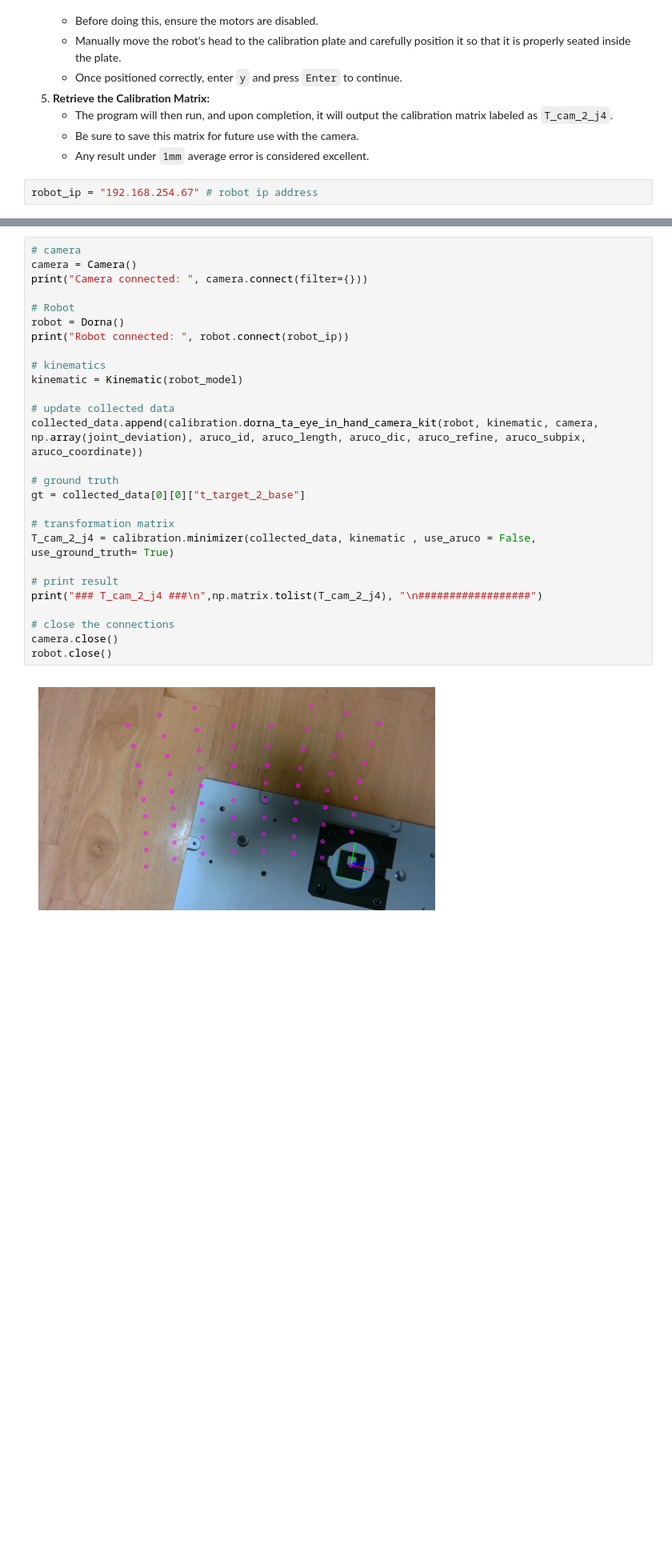
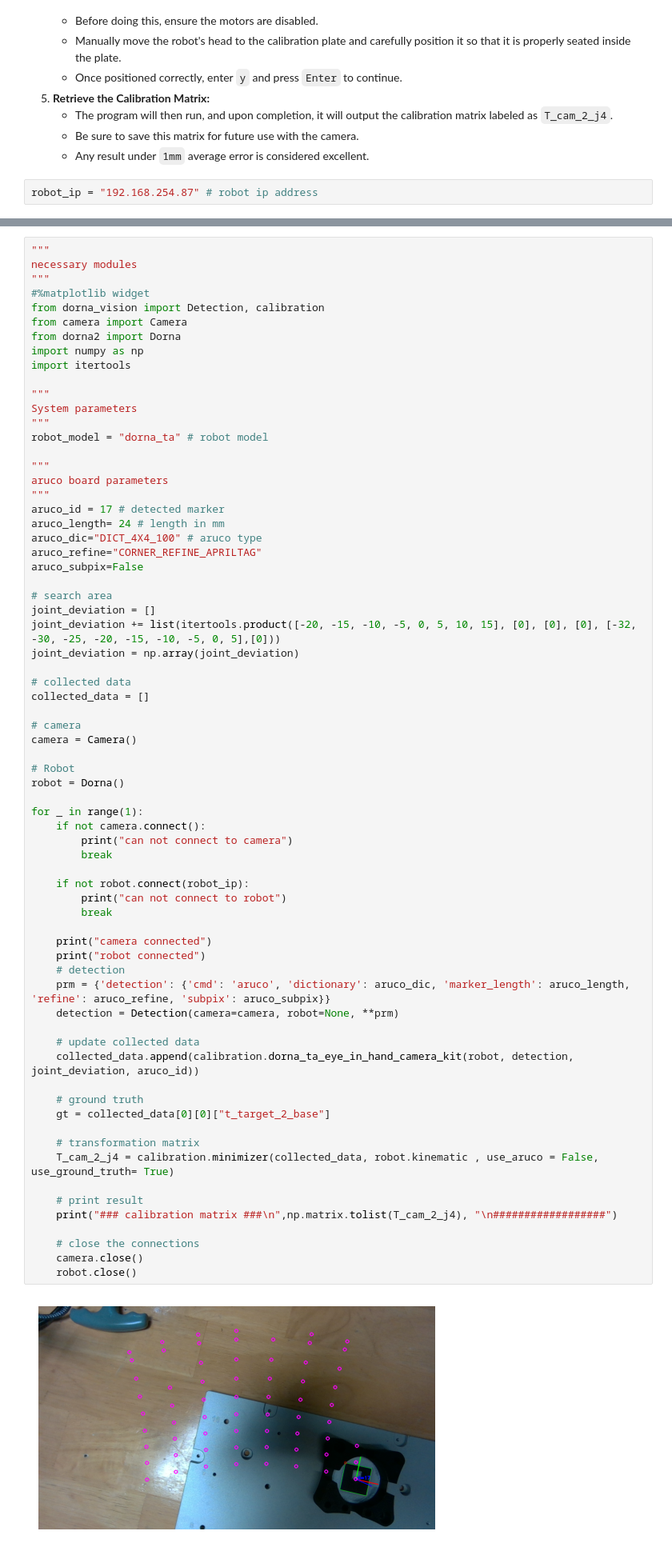
Before and after one commit to dorna-robotics/education, a Jupyter notebook: Supplementary 04 - Camera Calibration/camera_calibration.ipynb, the cells around one changed output, grey strips where cells are left out. Shown at 80% size. Saved outputs shown, nothing was run; the diff lists cells and outputs as text; blank space fills up the shorter version.

Commit message:
camera_calibration

```diff
--- a/Supplementary 04 - Camera Calibration/camera_calibration.ipynb
+++ b/Supplementary 04 - Camera Calibration/camera_calibration.ipynb
@@ -13,4 +13,4 @@
    - Be sure to save this matrix for future use with the camera.
    - Any result under `1mm` average error is considered excellent.
 # %%
-robot_ip = "192.168.254.67" # robot ip address
+robot_ip = "192.168.254.87" # robot ip address
@@ -54,29 +17,71 @@ collected_data = []
 # %%
+"""
+necessary modules
+"""
+#%matplotlib widget
+from dorna_vision import Detection, calibration
+from camera import Camera
+from dorna2 import Dorna
+import numpy as np
+import itertools
+
+"""
+System parameters
+"""
+robot_model = "dorna_ta" # robot model
+
+"""
+aruco board parameters
+"""
+aruco_id = 17 # detected marker
+aruco_length= 24 # length in mm
+aruco_dic="DICT_4X4_100" # aruco type
+aruco_refine="CORNER_REFINE_APRILTAG"
+aruco_subpix=False
+
+# search area
+joint_deviation = []
+joint_deviation += list(itertools.product([-20, -15, -10, -5, 0, 5, 10, 15], [0], [0], [0], [-32, -30, -25, -20, -15, -10, -5, 0, 5],[0]))
+joint_deviation = np.array(joint_deviation)
+
+# collected data
+collected_data = []
+
 # camera
 camera = Camera()
-print("Camera connected: ", camera.connect(filter={}))
 
 # Robot
 robot = Dorna()
-print("Robot connected: ", robot.connect(robot_ip))
 
-# kinematics
-kinematic = Kinematic(robot_model)
+for _ in range(1):
+    if not camera.connect():
+        print("can not connect to camera")
+        break
 
-# update collected data
-collected_data.append(calibration.dorna_ta_eye_in_hand_camera_kit(robot, kinematic, camera, np.array(joint_deviation), aruco_id, aruco_length, aruco_dic, aruco_refine, aruco_subpix, aruco_coordinate))
+    if not robot.connect(robot_ip):
+        print("can not connect to robot")
+        break
 
-# ground truth
-gt = collected_data[0][0]["t_target_2_base"]
+    print("camera connected")
+    print("robot connected")
+    # detection
+    prm = {'detection': {'cmd': 'aruco', 'dictionary': aruco_dic, 'marker_length': aruco_length, 'refine': aruco_refine, 'subpix': aruco_subpix}}
+    detection = Detection(camera=camera, robot=None, **prm)
 
-# transformation matrix
-T_cam_2_j4 = calibration.minimizer(collected_data, kinematic , use_aruco = False, use_ground_truth= True)
+    # update collected data
+    collected_data.append(calibration.dorna_ta_eye_in_hand_camera_kit(robot, detection, joint_deviation, aruco_id))
 
-# print result
-print("### T_cam_2_j4 ###\n",np.matrix.tolist(T_cam_2_j4), "\n##################")
+    # ground truth
+    gt = collected_data[0][0]["t_target_2_base"]
 
-# close the connections
-camera.close()
-robot.close()
+    # transformation matrix
+    T_cam_2_j4 = calibration.minimizer(collected_data, robot.kinematic , use_aruco = False, use_ground_truth= True)
+
+    # print result
+    print("### calibration matrix ###\n",np.matrix.tolist(T_cam_2_j4), "\n##################")
+
+    # close the connections
+    camera.close()
+    robot.close()
 # %% [output]
-[figure, old version]
+[figure, new version]
```
Also changed, not shown: parts of 5 cells of this notebook, 1 other file.
